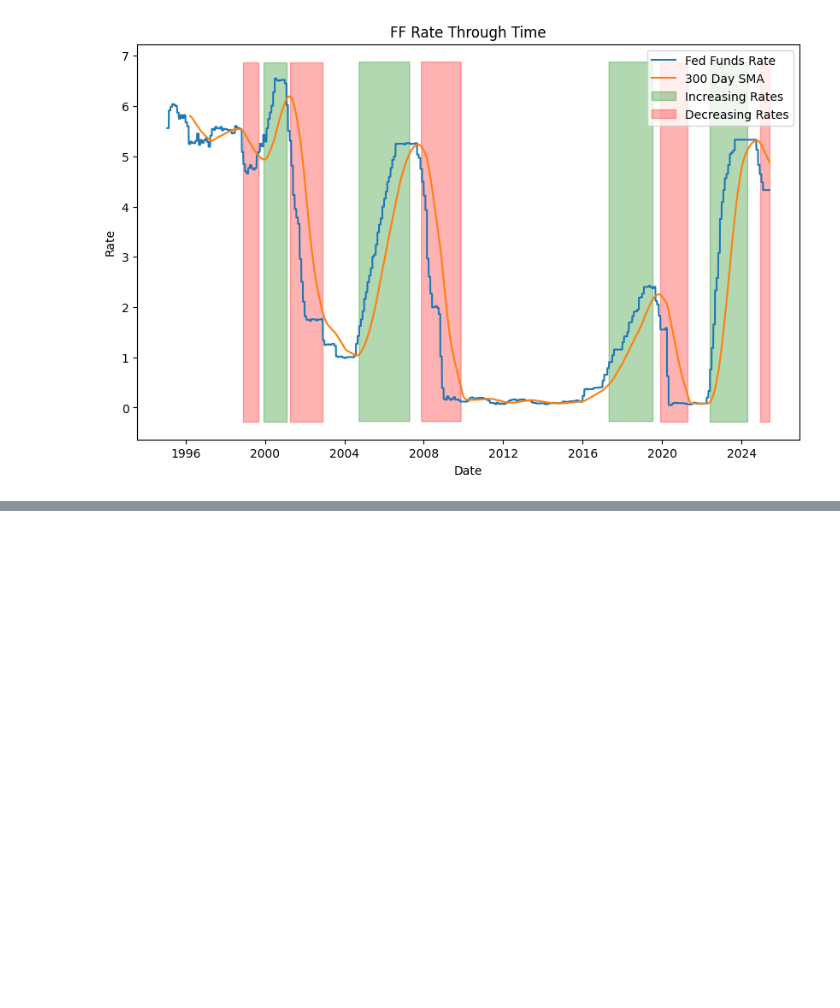
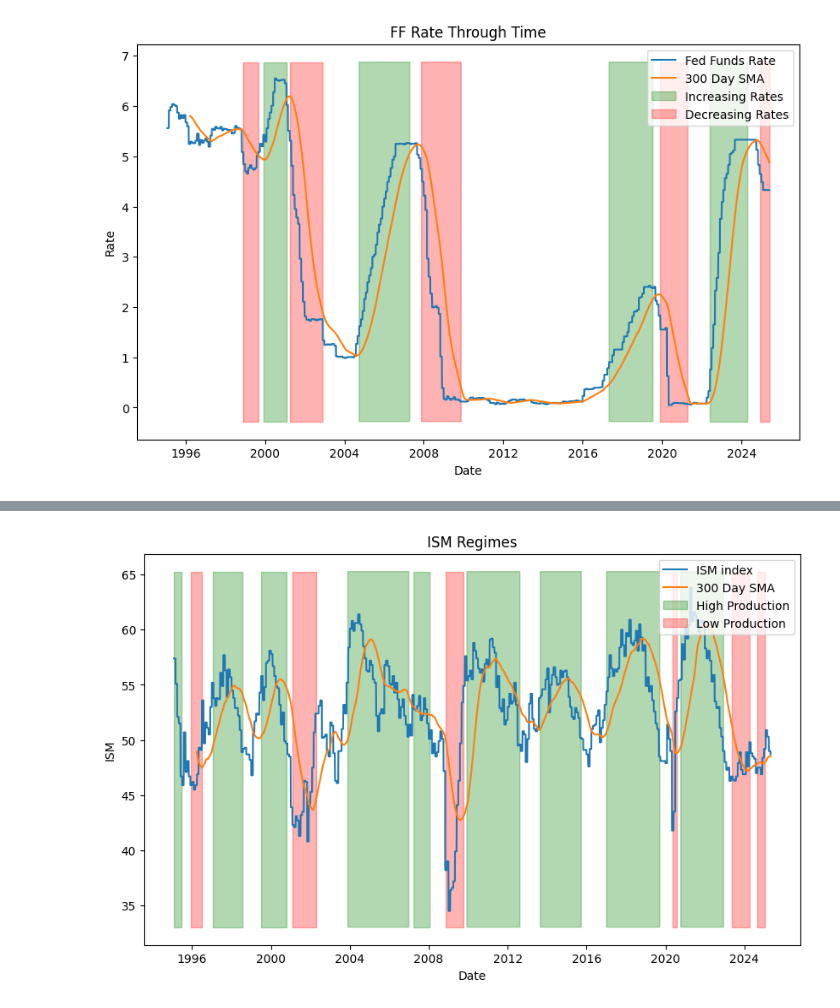
Before and after one commit to Kunj121/MacroFinance_HW2, a Jupyter notebook: prob2.ipynb, the cells around one changed output, grey strips where cells are left out. Saved outputs shown, nothing was run; the diff lists cells and outputs as text; code cells hidden in the pictures; blank space fills up the shorter version.

```diff
--- a/prob2.ipynb
+++ b/prob2.ipynb
@@ -170,0 +205,37 @@ plt.show()
+# %%
+ism['spx'] = spx['SPX'].pct_change()
+ism['com'] = commodities['com'].pct_change()
+ism['hy'] = hy['hy'].pct_change()
+ism['tr'] = treasury['tbonds'].pct_change()
+asset_cols = ['spx', 'com', 'hy', 'tr']
+# %%
+# Label regimes: 0, flat rates, -1, decreasing rates, 1, increasing rates
+# f'avg_reading_{days}'
+days = 126
+ism[f'avg_reading_{days}'] = ism['ISM'].ewm(span = days).mean()
+ism['regime'] = np.where(ism[f'avg_reading_{days}']<48, 'Contraction', np.where(ism[f'avg_reading_{days}']>52, 'Growth', 'Stability'))
+n = 30
+ism['segment'] = (ism['regime'] != ism['regime'].shift(1)).cumsum()
+ism['seg_size'] = ism.groupby('segment')['regime'].transform('size')
+mask = (ism['seg_size']< n) & (ism['regime'] != 'Stability')
+ism.loc[mask, 'regime'] = 'Stability'
+# %%
+fig, ax = plt.subplots(figsize = (10, 6))
+ax.plot(ism['ISM'], label = 'ISM index')
+ax.plot(ism['ISM'].rolling(window = 300).mean(), label = '300 Day SMA')
+ymin, ymax = ax.get_ylim()
+ax.fill_between(ism.index, ymin, ymax,
+                where = (ism['regime']=='Growth'),
+                color = "green", alpha = 0.3,
+                label = "High Production")
+ax.fill_between(ism.index, ymin, ymax,
+                where = (ism['regime']=='Contraction'),
+                color = "red", alpha = 0.3,
+                label = "Low Production")
+ax.set_xlabel("Date")
+ax.set_ylabel('ISM')
+plt.legend(loc = 'upper right')
+plt.title("ISM Regimes")
+plt.show()
+# %% [output]
+[figure, added]
```
Also changed, not shown: parts of 16 cells of this notebook.
